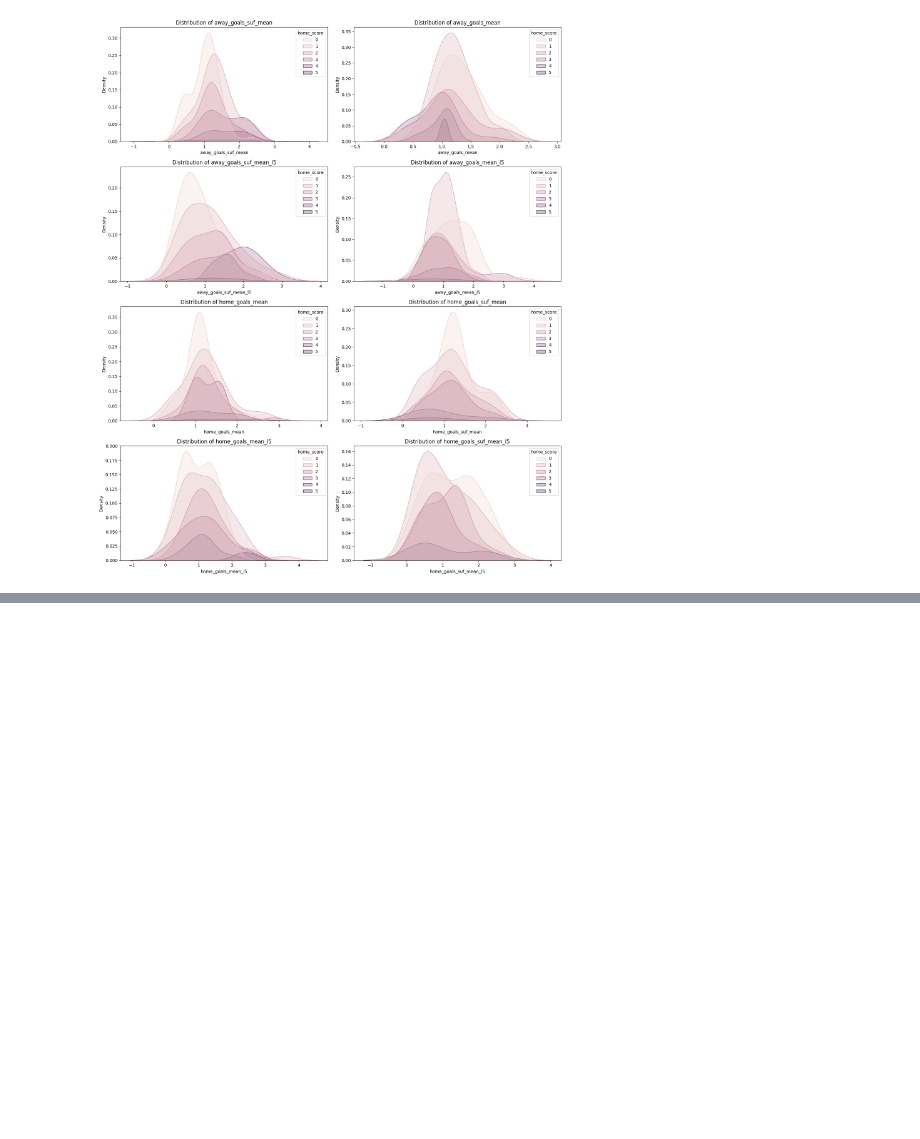
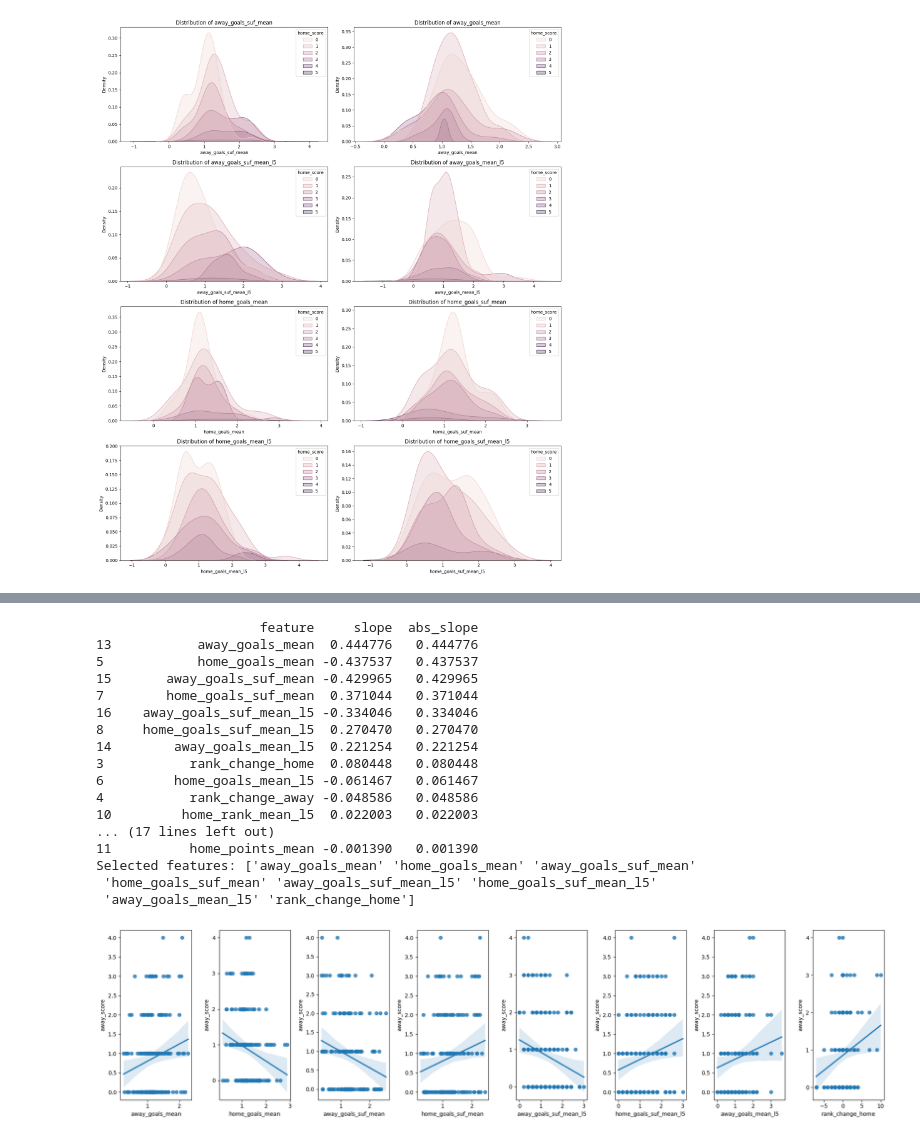
Before and after one commit to kidnixt/penca2k24, a Jupyter notebook: data_analysis.ipynb, the cells around one changed output, grey strips where cells are left out. Cells and saved outputs as stored; diff of their text form; code cells hidden in the pictures; blank space fills up the shorter version.

```diff
--- a/data_analysis.ipynb
+++ b/data_analysis.ipynb
@@ -190,0 +251,47 @@ df_model[["home_score"]+home_columns].to_csv('./datasets/created/home_db.csv',in
+# %%
+from sklearn.linear_model import LinearRegression
+
+
+slopes = []
+
+for feature in possible_features:
+    X = df_feats[[feature]].values.reshape(-1, 1)
+    y = df_feats[target].values
+    reg = LinearRegression().fit(X, y)
+    slopes.append(reg.coef_[0])
+
+slopes_df = pd.DataFrame({'feature': possible_features, 'slope': slopes})
+
+slopes_df['abs_slope'] = slopes_df['slope'].abs()
+slopes_df = slopes_df.sort_values(by='abs_slope', ascending=False)
+
+selected_features = slopes_df['feature'].values[:8]  # Aquí seleccionamos las top 3 características
+
+print(slopes_df)
+print("Selected features:", selected_features)
+
+fig, axes = plt.subplots(nrows=1, ncols=8, figsize=(20, 5))
+for i, feature in enumerate(selected_features):
+    sns.regplot(x=feature, y=target, data=df_feats, ax=axes[i])
+
+plt.tight_layout()
+plt.show()
+# %% [output]
+                     feature     slope  abs_slope
+13           away_goals_mean  0.444776   0.444776
+5            home_goals_mean -0.437537   0.437537
+15       away_goals_suf_mean -0.429965   0.429965
+7        home_goals_suf_mean  0.371044   0.371044
+16    away_goals_suf_mean_l5 -0.334046   0.334046
+8     home_goals_suf_mean_l5  0.270470   0.270470
+14        away_goals_mean_l5  0.221254   0.221254
+3           rank_change_home  0.080448   0.080448
+6         home_goals_mean_l5 -0.061467   0.061467
+4           rank_change_away -0.048586   0.048586
+10         home_rank_mean_l5  0.022003   0.022003
+... (17 lines left out)
+11          home_points_mean -0.001390   0.001390
+Selected features: ['away_goals_mean' 'home_goals_mean' 'away_goals_suf_mean'
+ 'home_goals_suf_mean' 'away_goals_suf_mean_l5' 'home_goals_suf_mean_l5'
+ 'away_goals_mean_l5' 'rank_change_home']
+[figure, added]
```
Also changed, not shown: parts of 9 cells of this notebook, 1 other file.
